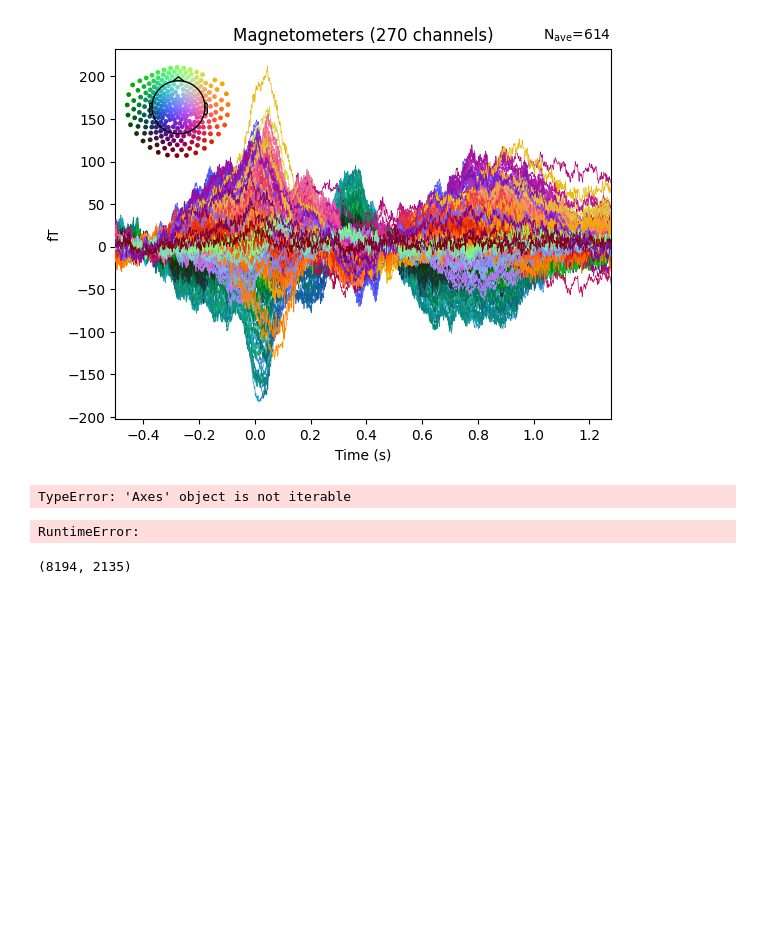
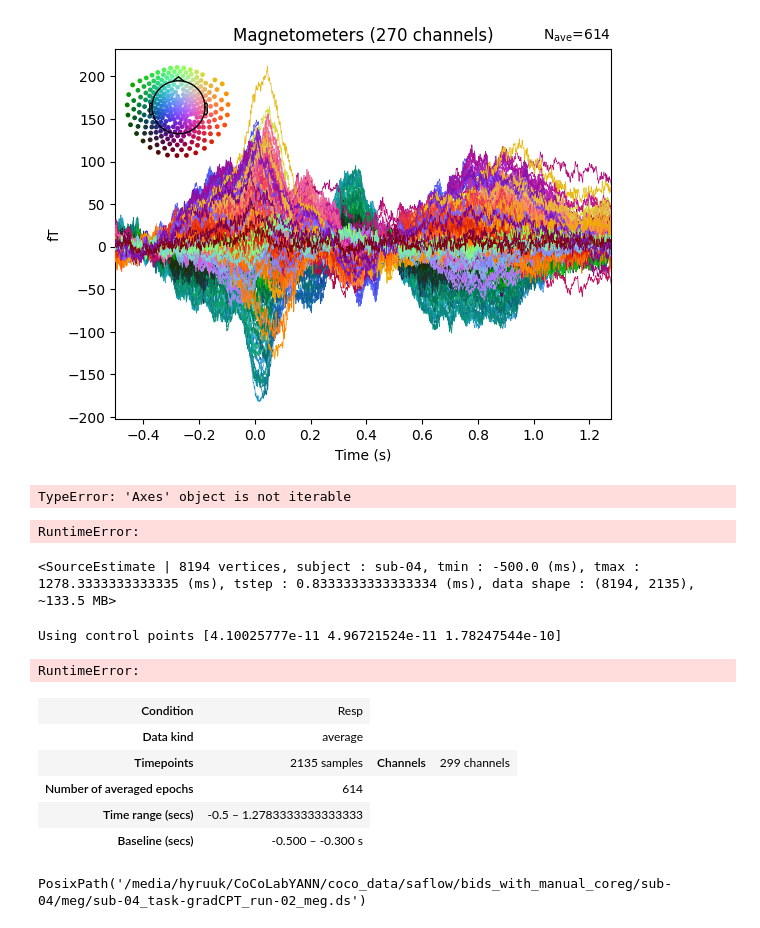
Before and after one commit to hyruuk/cc_saflow, a Jupyter notebook: notebooks/source_reconstruction.ipynb, the cells around one changed output. Drawn from its saved outputs; the diff is of its cells as text; code cells hidden in the pictures; blank space fills up the shorter version.

```diff
--- a/notebooks/source_reconstruction.ipynb
+++ b/notebooks/source_reconstruction.ipynb
@@ -1,10 +1,23 @@
 # %% [markdown]
 # Head model and forward computation
 # %%
-from saflow import FS_SUBJDIR
+from saflow import FS_SUBJDIR, BIDS_PATH
 import mne
 
 subjects_dir = FS_SUBJDIR
-subject = 'sub-04'
+subject = '04'
 raw_fname ='/media/hyruuk/CoCoLabYANN/coco_data/saflow/bids_with_manual_coreg/sub-05/meg/sub-05_task-gradCPT_run-02_meg.fif'
 trans = '/media/hyruuk/CoCoLabYANN/coco_data/saflow/bids_with_manual_coreg/sub-05/meg/sub-05_task-gradCPT_run-02_trans.fif'
+
+from mne_bids import BIDSPath
+BIDS_PATH = '/media/hyruuk/CoCoLabYANN/coco_data/saflow/bids_with_manual_coreg/'
+
+preproc_bidspath = BIDSPath(subject=subject,
+                        task='gradCPT',
+                        run=bloc,
+                        datatype='meg',
+                        suffix='meg',
+                        processing='clean',
+                        root=BIDS_PATH + '/derivatives/preprocessed/')
+
+print(preproc_bidspath.fpath)
@@ -441,6 +456,20 @@ brain.add_foci(
 # %% [output]
 RuntimeError:
 # %%
-stc.shape
+stc
 # %% [output]
-(8194, 2135)
+<SourceEstimate | 8194 vertices, subject : sub-04, tmin : -500.0 (ms), tmax : 1278.3333333333335 (ms), tstep : 0.8333333333333334 (ms), data shape : (8194, 2135), ~133.5 MB>
+# %%
+stc.plot()
+# %% [output]
+Using control points [4.10025777e-11 4.96721524e-11 1.78247544e-10]
+RuntimeError:
+# %%
+residual
+# %% [output]
+| Condition | Resp |
+| Data kind | average |
+| Timepoints | 2135 samples | Channels | 299 channels |
+| Number of averaged epochs | 614 |
+| Time range (secs) | -0.5 – 1.2783333333333333 |
+| Baseline (secs) | -0.500 – -0.300 s |
@@ -446,0 +486,4 @@ stc.shape
+# %%
+raw_bidspath.fpath
+# %% [output]
+PosixPath('/media/hyruuk/CoCoLabYANN/coco_data/saflow/bids_with_manual_coreg/sub-04/meg/sub-04_task-gradCPT_run-02_meg.ds')
```
Also changed, not shown: parts of 3 cells of this notebook, 1 other file.
